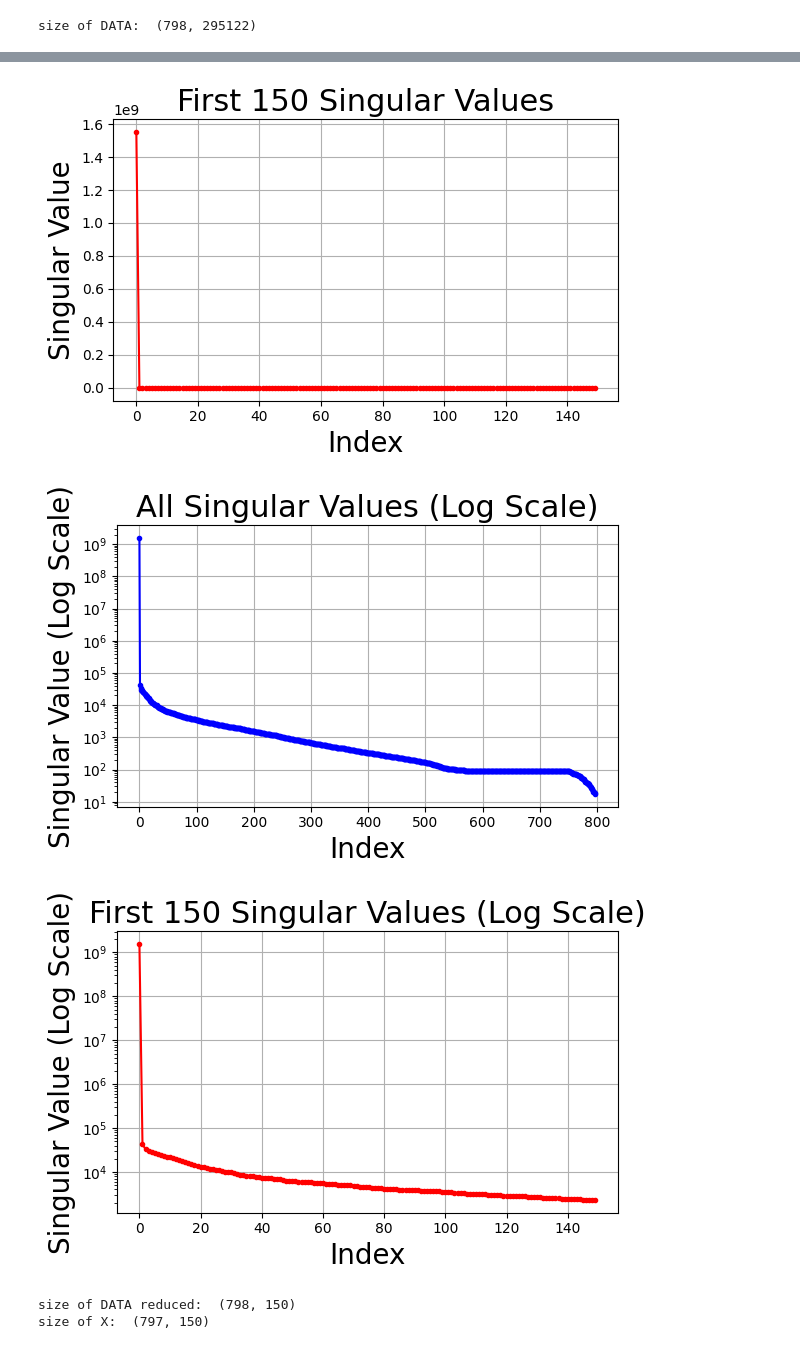
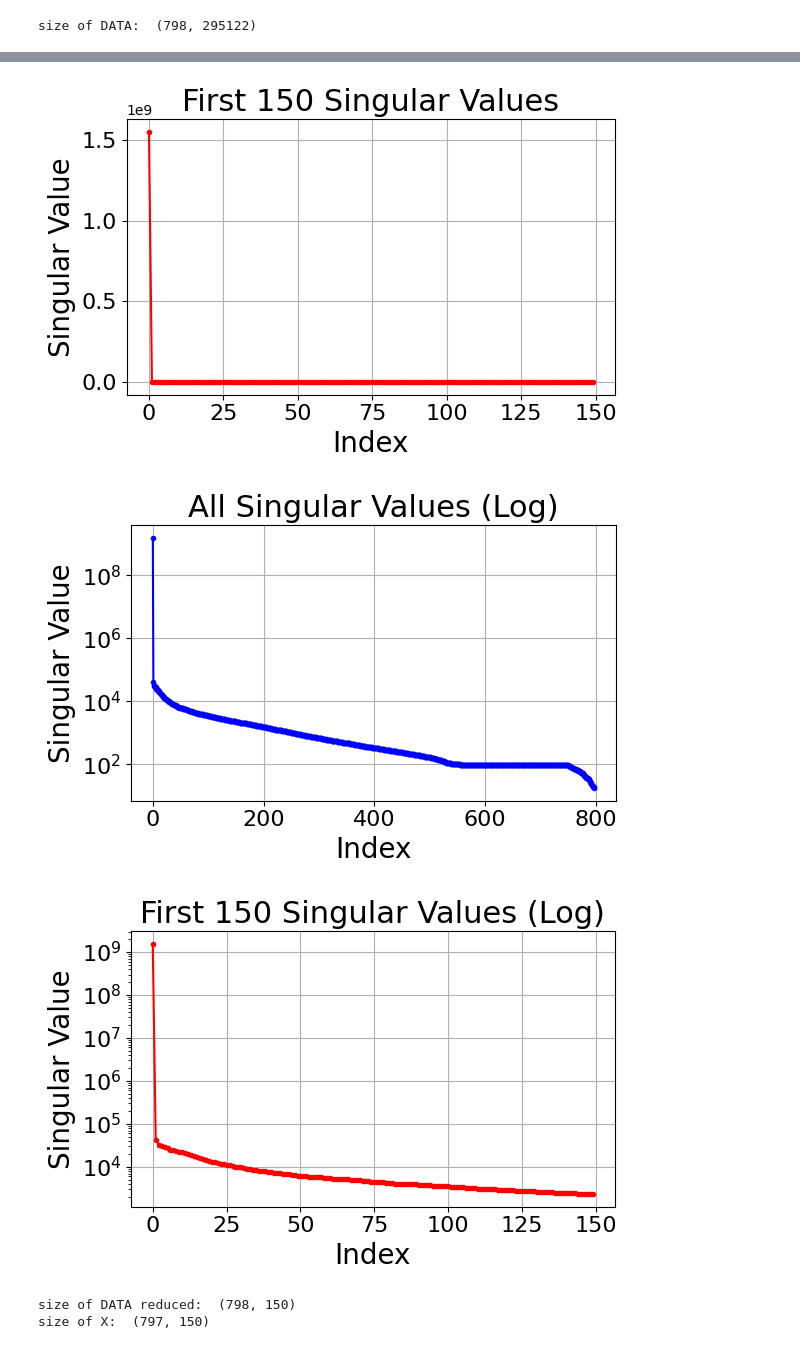
Before and after one commit to TalkingDoll/ResKoopNet, a Jupyter notebook: turbulence_reskoopnet.ipynb, the cells around one changed output, grey strips where cells are left out. Saved outputs shown, nothing was run; the diff lists cells and outputs as text; code cells hidden in the pictures.

```diff
--- a/turbulence_reskoopnet.ipynb
+++ b/turbulence_reskoopnet.ipynb
@@ -35,6 +35,7 @@ plt.plot(S, 'bo-', markersize=3)
 plt.title('All Singular Values', fontsize=22)
 plt.xlabel('Index', fontsize=20)
 plt.ylabel('Singular Value', fontsize=20)
+plt.tick_params(axis='both', which='major', labelsize=16)  # Increase tick label size
 plt.grid(True)
 plt.tight_layout()
 
@@ -44,24 +45,27 @@ plt.plot(S[:k], 'ro-', markersize=3)
 plt.title(f'First {k} Singular Values', fontsize=22)
 plt.xlabel('Index', fontsize=20)
 plt.ylabel('Singular Value', fontsize=20)
+plt.tick_params(axis='both', which='major', labelsize=16)  # Increase tick label size
 plt.grid(True)
 plt.tight_layout()
 
 # Figure 3: All singular values on log scale
 plt.figure(figsize=(6, 4))
 plt.semilogy(S, 'bo-', markersize=3)
-plt.title('All Singular Values (Log Scale)', fontsize=22)
+plt.title('All Singular Values (Log)', fontsize=22)
 plt.xlabel('Index', fontsize=20)
-plt.ylabel('Singular Value (Log Scale)', fontsize=20)
+plt.ylabel('Singular Value', fontsize=20)
+plt.tick_params(axis='both', which='major', labelsize=16)  # Increase tick label size
 plt.grid(True)
 plt.tight_layout()
 
 # Figure 4: First k singular values on log scale
 plt.figure(figsize=(6, 4))
 plt.semilogy(S[:k], 'ro-', markersize=3)
-plt.title(f'First {k} Singular Values (Log Scale)', fontsize=22)
+plt.title(f'First {k} Singular Values (Log)', fontsize=22)
 plt.xlabel('Index', fontsize=20)
-plt.ylabel('Singular Value (Log Scale)', fontsize=20)
+plt.ylabel('Singular Value', fontsize=20)
+plt.tick_params(axis='both', which='major', labelsize=16)  # Increase tick label size
 plt.grid(True)
 plt.tight_layout()
 
@@ -72,6 +76,6 @@ plt.show()
-[figure, old version]
+[figure, new version]
-[figure, old version]
+[figure, new version]
-[figure, old version]
+[figure, new version]
 # %%
 # Reconstruct the reduced data matrix
 DATA_reduced = np.dot(U_reduced, np.diag(S_reduced))
```
Also changed, not shown: parts of 1 cell of this notebook.
